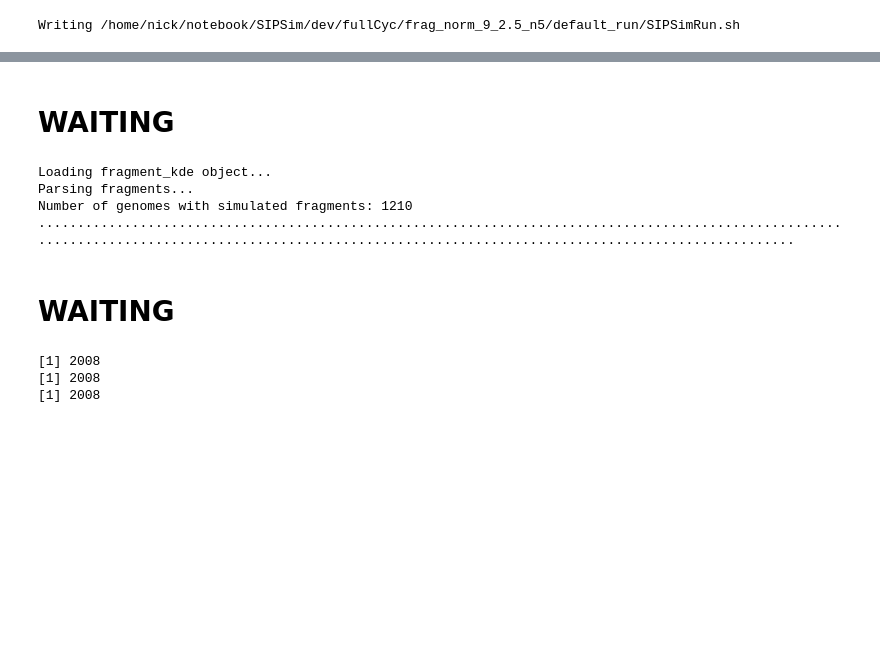
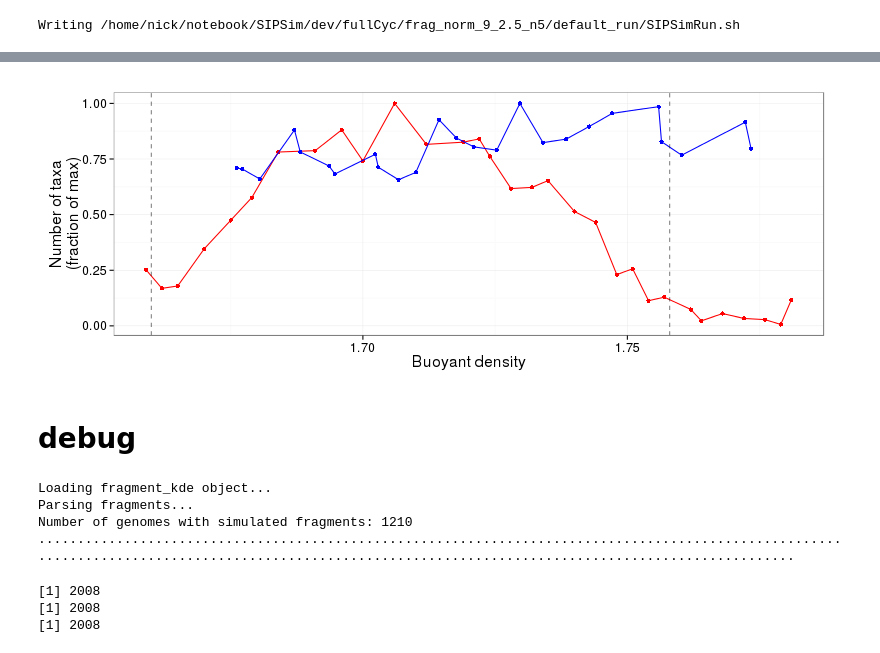
Before and after one commit to nick-youngblut/SIPSim, a Jupyter notebook: ipynb/bac_genome/fullCyc/sim_datasets/gradient_sim_dev.ipynb, the cells around one changed output, grey strips where cells are left out. Saved outputs shown, nothing was run; the diff lists cells and outputs as text; code cells hidden in the pictures; blank space fills up the shorter version.

```diff
--- a/ipynb/bac_genome/fullCyc/sim_datasets/gradient_sim_dev.ipynb
+++ b/ipynb/bac_genome/fullCyc/sim_datasets/gradient_sim_dev.ipynb
@@ -278,5 +354,35 @@ ValueError: No columns to parse from file
+# %%
+%%R -w 800 -h 300
+# normalized by max number of taxa
+
+## edit table
+df.OTU.nt = df.OTU.nt %>%
+    group_by() %>%
+    mutate(n_taxa_norm = n_taxa / max(n_taxa))
+
+df.OTU.real = df.OTU.real %>%
+    group_by() %>%
+    mutate(n_taxa_norm = n_taxa / max(n_taxa))
+
+
+## plot
+p = ggplot(df.OTU.nt, aes(BD_mid, n_taxa_norm)) +
+    geom_point(color='red') +
+    geom_line(color='red') +
+    geom_point(data=df.OTU.real, aes(x=Buoyant_density), color='blue') +
+    geom_line(data=df.OTU.real, aes(x=Buoyant_density), color='blue') +
+    geom_vline(xintercept=c(BD.GCp0, BD.GCp100), linetype='dashed', alpha=0.5) +
+    labs(x='Buoyant density', y='Number of taxa\n(fraction of max)') +
+    theme_bw() +
+    theme(
+        text = element_text(size=16),
+        legend.position = 'none'
+    )
+p
+# %% [output]
+[figure, added]
 # %% [markdown]
-# WAITING
+# debug
 # %%
 #-- debug --#
 !cd ~/notebook/SIPSim/dev/fullCyc/frag_norm_9_2.5_n5/default_run/1; \
@@ -290,8 +396,6 @@ Loading fragment_kde object...
 Parsing fragments...
 Number of genomes with simulated fragments: 1210
 ........................................................................................................................................................................................................
-# %% [markdown]
-# WAITING
 # %%
 #-- debug --#
 SIPSim isotope_incorp fragsParsed.pkl 0_0.config --comm bulk-core_comm_target.txt
```
Also changed, not shown: parts of 14 cells of this notebook, 2 other files.
